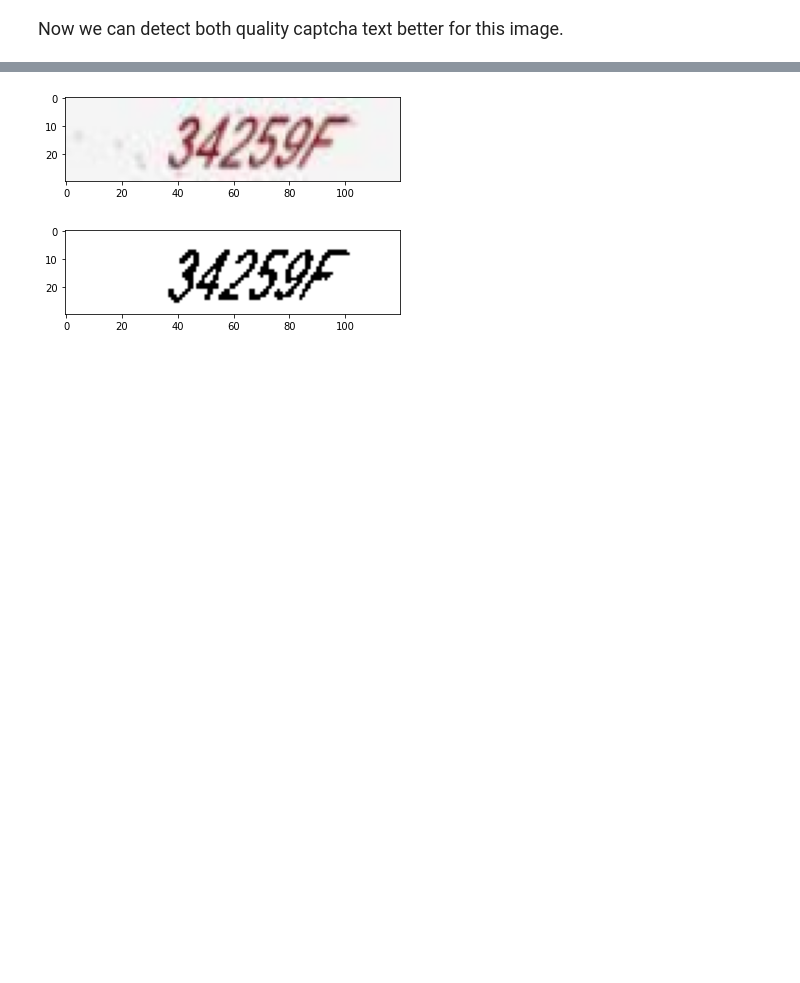
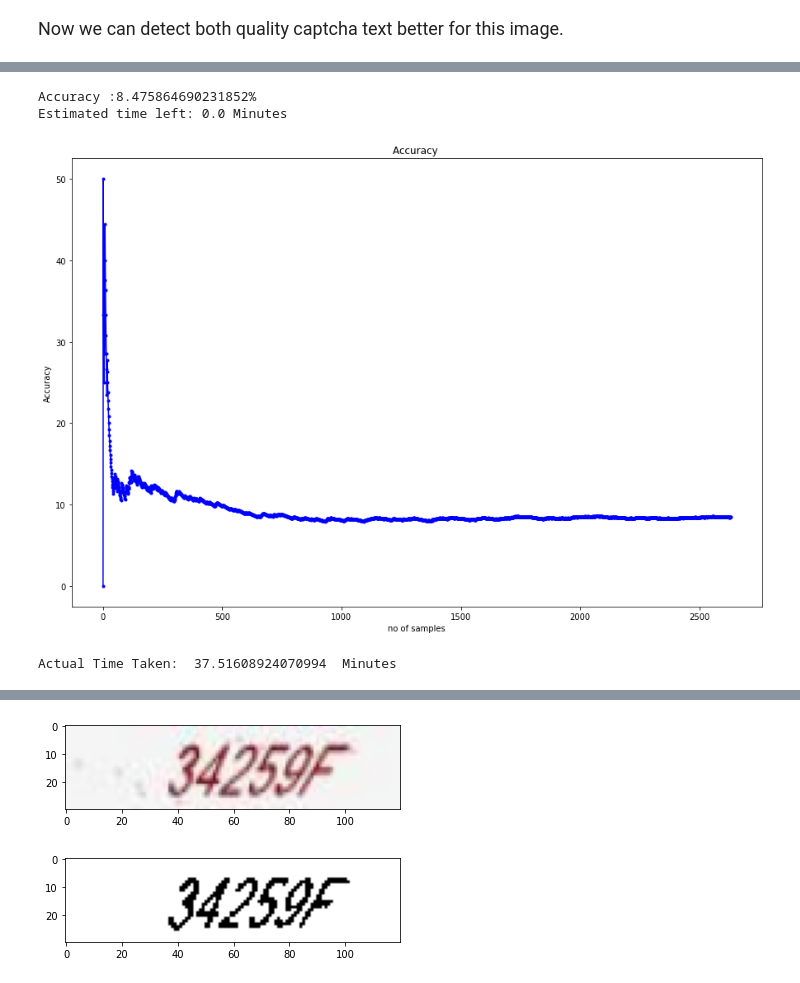
Before and after one commit to SRIJITH01/Captcha-text-Recognition, a Jupyter notebook: Text Recognition.ipynb, the cells around one changed output, grey strips where cells are left out. Cells and saved outputs as stored; diff of their text form; code cells hidden in the pictures; blank space fills up the shorter version.

```diff
--- a/Text Recognition.ipynb
+++ b/Text Recognition.ipynb
@@ -371,0 +433,47 @@ CUDA not available - defaulting to CPU. Note: This module is much faster with a
+# %%
+import os
+import os.path
+import cv2
+import glob
+import imutils
+from IPython.display import clear_output
+import time
+CAPTCHA_IMAGE_FOLDER = "/home/srijithreddy/Desktop/Srijith reddy/Hacking/solving_captchas_code_examples/database"
+
+
+# Get a list of all the captcha images we need to process
+captcha_image_files = glob.glob(os.path.join(CAPTCHA_IMAGE_FOLDER, "*"))
+Accuracy=[]
+count=0
+start_time = time.time()
+# loop over the image paths
+for (i, captcha_image_file) in enumerate(captcha_image_files):
+
+    print("[INFO] processing image {}/{}".format(i + 1, len(captcha_image_files)),end="\r")
+
+    # Since the filename contains the captcha text (i.e. "2A2X.png" has the text "2A2X"),
+    # grab the base filename as the text
+    filename = os.path.basename(captcha_image_file)
+    captcha_correct_text = os.path.splitext(filename)[0]
+    change_image(captcha_image_file,True)
+    s = read_cap2('newlogo.png',True)
+    clear_output(wait=True)
+    if len(s)==5:
+        if str(s) == captcha_correct_text:
+            count = count +1
+    Accuracy+= [100*count/(i+1)]
+    print("Accuracy :"+ str(100*count/(i+1))+"%")
+    print("Estimated time left: "+str((time.time()-start_time)*(len(captcha_image_files)-(i+1))/(60*(i+1)))+str(' Minutes'))
+
+    figure1=plt.figure(1,figsize=(15,10))
+    plt.plot(np.linspace(1,len(Accuracy),num=len(Accuracy)),Accuracy,'b-o',markersize=3)
+    plt.title('Accuracy ')
+    plt.xlabel('no of samples')
+    plt.ylabel('Accuracy')
+    plt.show()
+print("Actual Time Taken:  %s  Minutes"%((time.time()-start_time)/60))  # Load the image and convert it to grayscale
+# %% [output]
+Accuracy :8.475864690231852%
+Estimated time left: 0.0 Minutes
+[figure, added]
+Actual Time Taken:  37.51608924070994  Minutes
```
Also changed, not shown: parts of 9 cells of this notebook.
